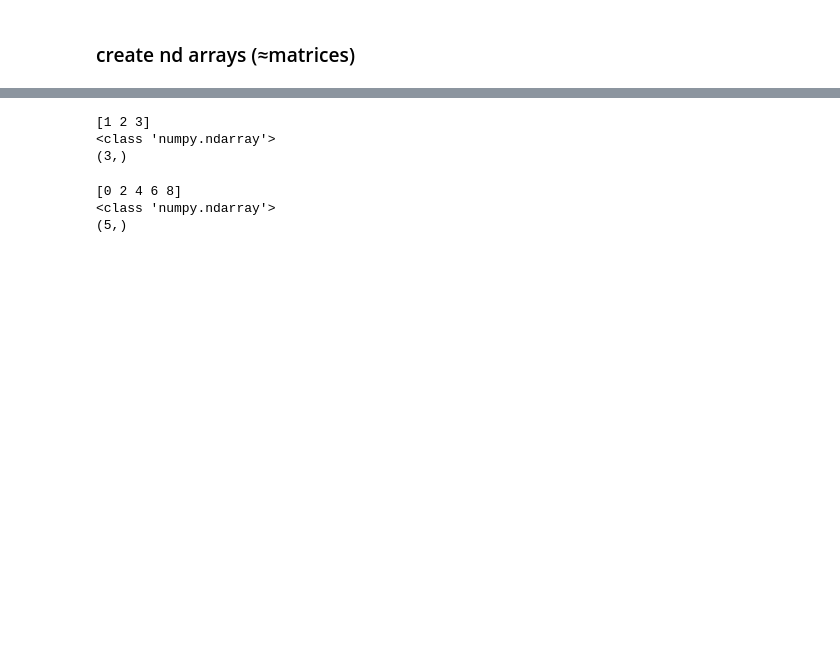
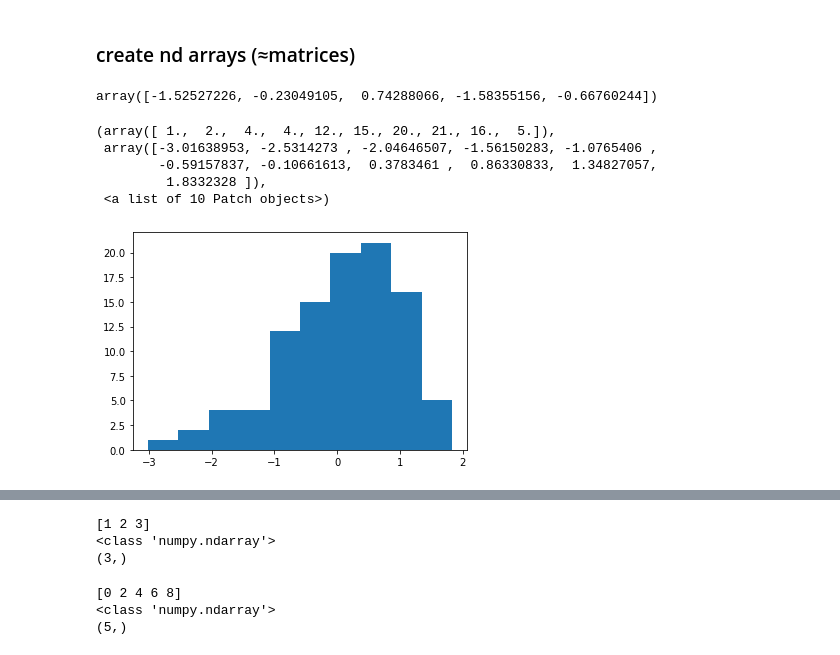
Before and after one commit to PJHSE/Class2022Spring, a Jupyter notebook: 1st week 2(20220316).ipynb, the cells around one changed output, grey strips where cells are left out. Saved outputs shown, nothing was run; the diff lists cells and outputs as text; code cells hidden in the pictures; blank space fills up the shorter version.

```diff
--- a/1st week 2(20220316).ipynb
+++ b/1st week 2(20220316).ipynb
@@ -4,3 +4,19 @@
 ### create nd arrays (≈matrices)
 # %%
 import numpy as np
+# %%
+np.random.randn(5)          #randn함수, 랜덤 넘버 5개 만들어지고, 얘네 정규분포를 따름. 평균 0 SD = 1
+# %% [output]
+array([-1.52527226, -0.23049105,  0.74288066, -1.58355156, -0.66760244])
+# %%
+n = np.random.randn(100)
+# %%
+import matplotlib
+matplotlib.pyplot.hist(n)                   #n을 토대로 histogram. y축은 갯수(frequency), x축은 value
+# %% [output]
+(array([ 1.,  2.,  4.,  4., 12., 15., 20., 21., 16.,  5.]),
+ array([-3.01638953, -2.5314273 , -2.04646507, -1.56150283, -1.0765406 ,
+        -0.59157837, -0.10661613,  0.3783461 ,  0.86330833,  1.34827057,
+         1.8332328 ]),
+ <a list of 10 Patch objects>)
+[figure, added]
```
Also changed, not shown: parts of 8 cells of this notebook.
